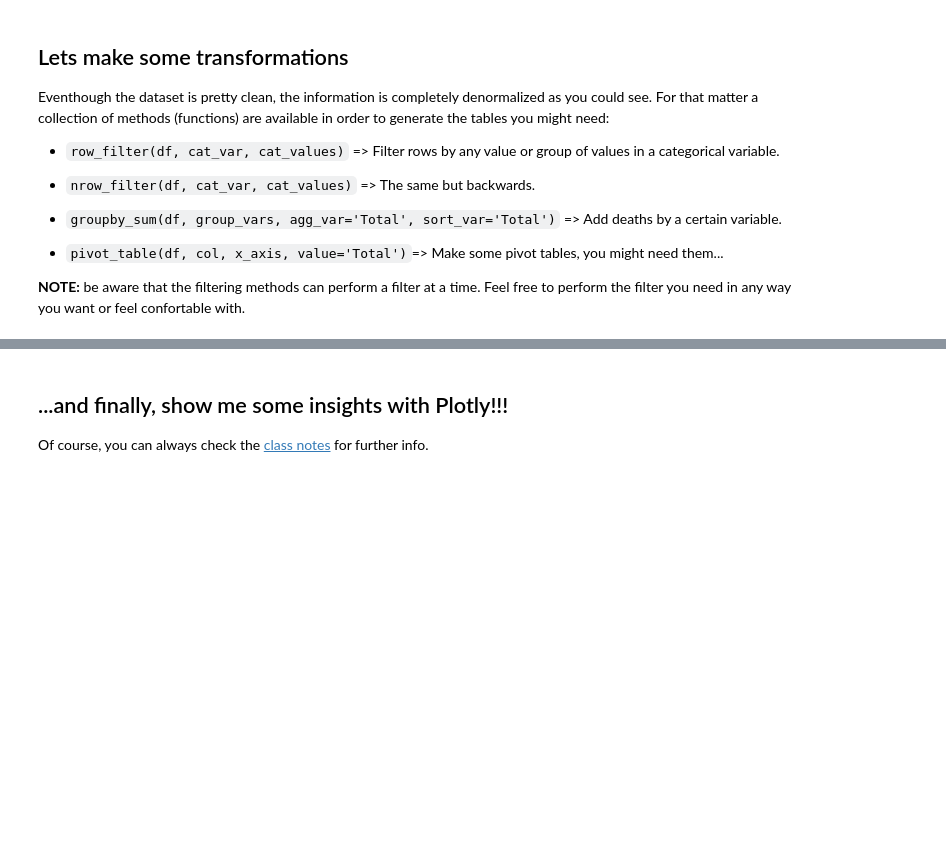
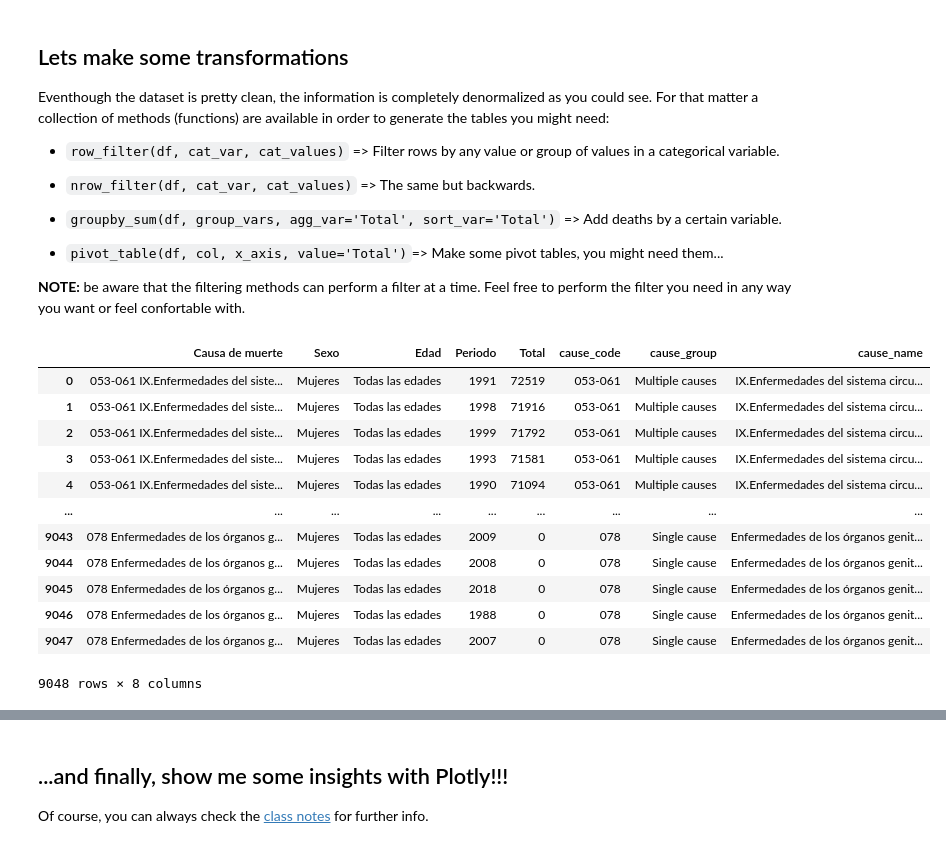
Before and after one commit to ivanrepi/deadly_viz_challenge, a Jupyter notebook: notebooks/deadly_viz_challenge.ipynb, the cells around one changed output, grey strips where cells are left out. Saved outputs shown, nothing was run; the diff lists cells and outputs as text; code cells hidden in the pictures; blank space fills up the shorter version.

Commit message:
dataset sexo and period created

```diff
--- a/notebooks/deadly_viz_challenge.ipynb
+++ b/notebooks/deadly_viz_challenge.ipynb
@@ -77,0 +125,21 @@ dataset.head()
+# %%
+# Example 1
+
+dataset_sexo = mod.row_filter(deaths, 'Sexo', ['Hombres','Mujeres']) #Nos qudamos con hombres y mujeres, quitando el total
+dataset_sexo = mod.row_filter(dataset_sexo, 'Edad', ['Todas las edades']) #Nos quedamos con todas las edades.
+dataset_sexo = mod.nrow_filter(dataset_sexo, 'cause_name', ['I-XXII.Todas las causas']) #Quitamos todas las causas del motivo de la muerte
+dataset_sexo
+# %% [output]
+|  | Causa de muerte | Sexo | Edad | Periodo | Total | cause_code | cause_group | cause_name |
+| 0 | 053-061 IX.Enfermedades del siste... | Mujeres | Todas las edades | 1991 | 72519 | 053-061 | Multiple causes | IX.Enfermedades del sistema circu... |
+| 1 | 053-061 IX.Enfermedades del siste... | Mujeres | Todas las edades | 1998 | 71916 | 053-061 | Multiple causes | IX.Enfermedades del sistema circu... |
+| 2 | 053-061 IX.Enfermedades del siste... | Mujeres | Todas las edades | 1999 | 71792 | 053-061 | Multiple causes | IX.Enfermedades del sistema circu... |
+| 3 | 053-061 IX.Enfermedades del siste... | Mujeres | Todas las edades | 1993 | 71581 | 053-061 | Multiple causes | IX.Enfermedades del sistema circu... |
+| 4 | 053-061 IX.Enfermedades del siste... | Mujeres | Todas las edades | 1990 | 71094 | 053-061 | Multiple causes | IX.Enfermedades del sistema circu... |
+| ... | ... | ... | ... | ... | ... | ... | ... | ... |
+| 9043 | 078 Enfermedades de los órganos g... | Mujeres | Todas las edades | 2009 | 0 | 078 | Single cause | Enfermedades de los órganos genit... |
+| 9044 | 078 Enfermedades de los órganos g... | Mujeres | Todas las edades | 2008 | 0 | 078 | Single cause | Enfermedades de los órganos genit... |
+| 9045 | 078 Enfermedades de los órganos g... | Mujeres | Todas las edades | 2018 | 0 | 078 | Single cause | Enfermedades de los órganos genit... |
+| 9046 | 078 Enfermedades de los órganos g... | Mujeres | Todas las edades | 1988 | 0 | 078 | Single cause | Enfermedades de los órganos genit... |
+| 9047 | 078 Enfermedades de los órganos g... | Mujeres | Todas las edades | 2007 | 0 | 078 | Single cause | Enfermedades de los órganos genit... |
+9048 rows × 8 columns
```
Also changed, not shown: parts of 17 cells of this notebook.
